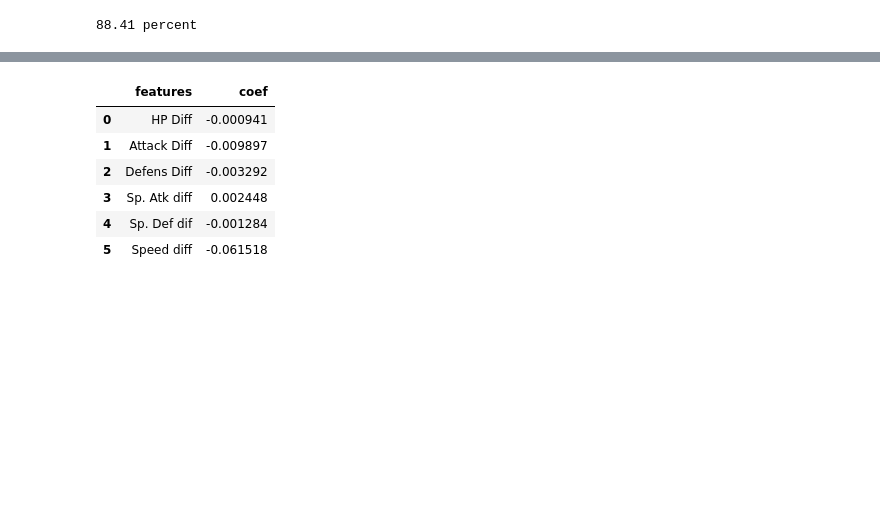
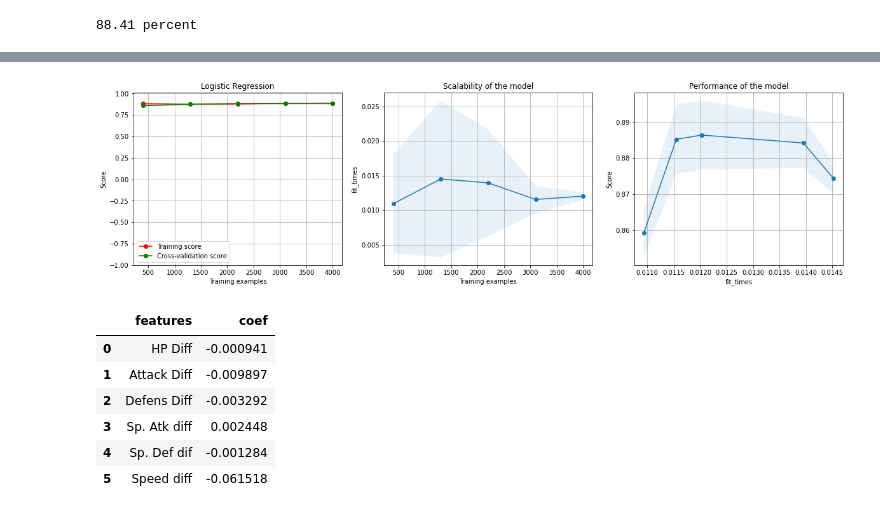
Before and after one commit to Pedro-Lopes-Frisson/TAA, a Jupyter notebook: projeto/Untitled.ipynb, the cells around one changed output, grey strips where cells are left out. Cells and saved outputs as stored; diff of their text form; code cells hidden in the pictures; blank space fills up the shorter version.

```diff
--- a/projeto/Untitled.ipynb
+++ b/projeto/Untitled.ipynb
@@ -346,3 +508,8 @@ acc_log_reg = round( clf.score(X_diff_test, y_test) * 100, 2)
 print(str(acc_log_reg) + ' percent')
 # %% [output]
 88.41 percent
+# %%
+plot_learning_curve(
+    clf, "Logistic Regression", X_diff_stats, y,ylim=(-1, 1.01), cv=5, n_jobs=4
+)
+# %% [output]
@@ -349,3 +517,4 @@ print(str(acc_log_reg) + ' percent')
+[figure, added]
 # %%
 pd.DataFrame(zip(data_pd_frame.columns, np.transpose(clf.coef_[0])), columns=['features', 'coef'])
 # %% [output]
```
Also changed, not shown: parts of 44 cells of this notebook.
